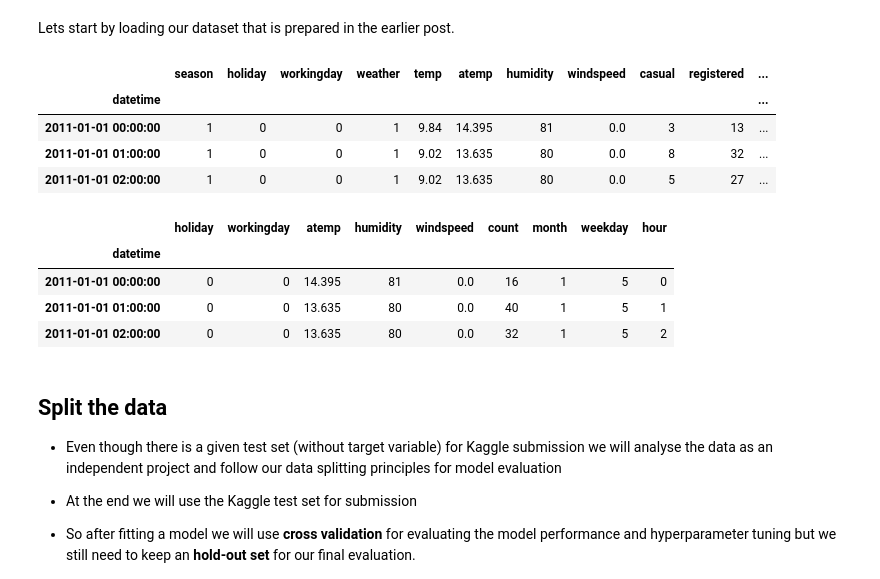
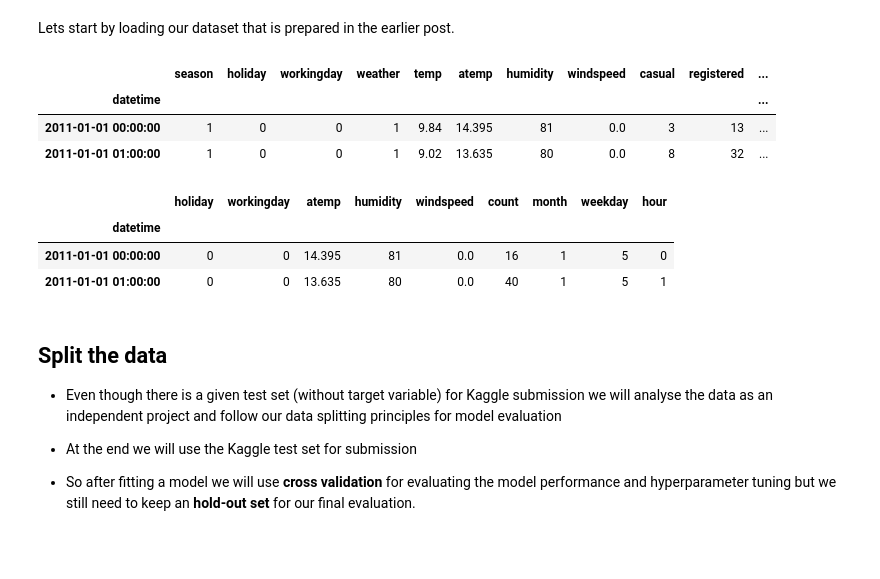
Before and after one commit to hrngok/hrngok.github.io, a Jupyter notebook: output/posts/bikeshare part3/index.ipynb, the cells around one changed output. Saved outputs shown, nothing was run; the diff lists cells and outputs as text; code cells hidden in the pictures; blank space fills up the shorter version.

```diff
--- a/output/posts/bikeshare part3/index.ipynb
+++ b/output/posts/bikeshare part3/index.ipynb
@@ -45,26 +45,24 @@ sns.set()
 Lets start by loading our dataset that is prepared in the earlier post.
 # %%
 bike_data=pd.read_csv("bike_data_inliers.csv", parse_dates=["datetime"], index_col="datetime")
-bike_data.head(3)
+bike_data.head(2)
 # %% [output]
 |  | season | holiday | workingday | weather | temp | atemp | humidity | windspeed | casual | registered | ... |
 | datetime |  |  |  |  |  |  |  |  |  |  | ... |
 | 2011-01-01 00:00:00 | 1 | 0 | 0 | 1 | 9.84 | 14.395 | 81 | 0.0 | 3 | 13 | ... |
 | 2011-01-01 01:00:00 | 1 | 0 | 0 | 1 | 9.02 | 13.635 | 80 | 0.0 | 8 | 32 | ... |
-| 2011-01-01 02:00:00 | 1 | 0 | 0 | 1 | 9.02 | 13.635 | 80 | 0.0 | 5 | 27 | ... |
 # %%
 ## Filter out the casual and registered columns
 ## Filter out the high correlated columns "season" (correlated with "month") and "temp" (correlated with "atemp")
 ## Also in the previous posts we noticed that the data record in the "weather" column is not relaible
 ## We will also drop it
 bike_data= bike_data.drop(["casual", "registered", "temp", "season", "weather"], axis=1)
-bike_data.head(3)
+bike_data.head(2)
 # %% [output]
 |  | holiday | workingday | atemp | humidity | windspeed | count | month | weekday | hour |
 | datetime |  |  |  |  |  |  |  |  |  |
 | 2011-01-01 00:00:00 | 0 | 0 | 14.395 | 81 | 0.0 | 16 | 1 | 5 | 0 |
 | 2011-01-01 01:00:00 | 0 | 0 | 13.635 | 80 | 0.0 | 40 | 1 | 5 | 1 |
-| 2011-01-01 02:00:00 | 0 | 0 | 13.635 | 80 | 0.0 | 32 | 1 | 5 | 2 |
 # %% [markdown]
 ## Split the data
 
```
Also changed, not shown: parts of 4 cells of this notebook, 44 other files.
